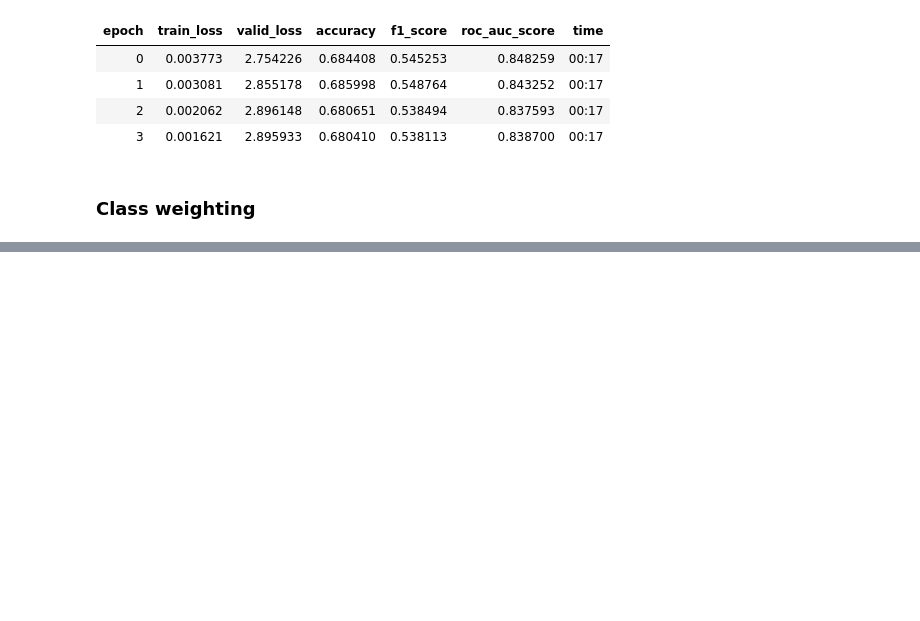
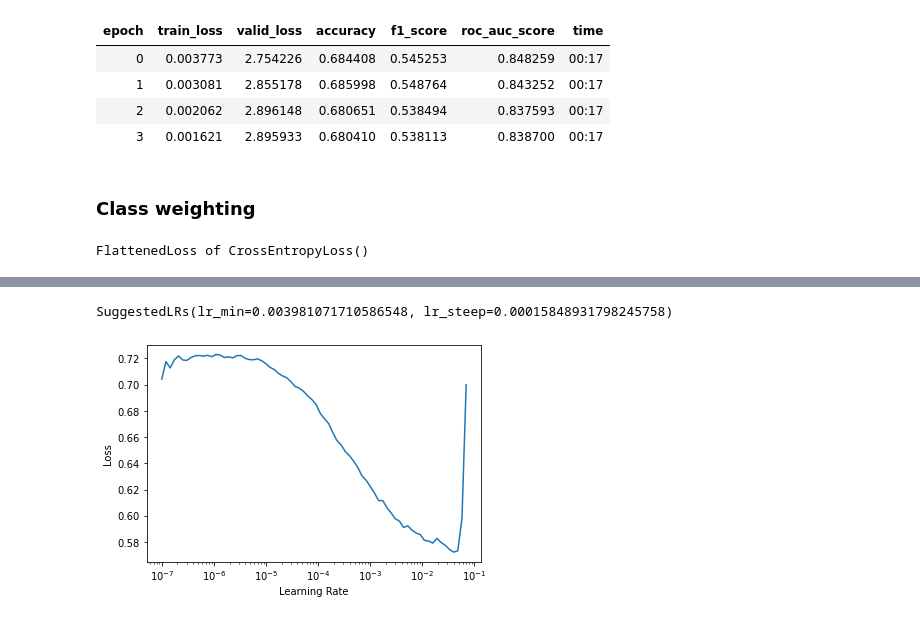
Before and after one commit to BoronII/fraud-detection-pytorch-scikit-fastai, a Jupyter notebook: 04_NN-no-feature-eng.ipynb, the cells around one changed output, grey strips where cells are left out. Drawn from its saved outputs; the diff is of its cells as text; code cells hidden in the pictures; blank space fills up the shorter version.

Commit message:
trained weighted nn

```diff
--- a/04_NN-no-feature-eng.ipynb
+++ b/04_NN-no-feature-eng.ipynb
@@ -511,5 +511,28 @@ learn.fit_one_cycle(4, 1e-4)
 | 3 | 0.001621 | 2.895933 | 0.680410 | 0.538113 | 0.838700 | 00:17 |
 # %% [markdown]
 ### Class weighting
+# %%
+df = pd.read_csv(path/'train_s.csv', index_col=[0])
+# %%
+class_count_df = df.groupby('isFraud').count()['TransactionID']
+
+n_0, n_1 = class_count_df[0], class_count_df[1]
+
+w_0 = (n_0 + n_1) / (2.0 * n_0)
+w_1 = (n_0 + n_1) / (2.0 * n_1)
 # %%
-to_nn = (path/'to_nn.pkl').load()
+to_nn = (path/'to_nn_full.pkl').load()
+# %%
+dls = to_nn.dataloaders(1024)
+
+weights = [w_0, w_1]
+class_weights=torch.FloatTensor(weights).cuda()
+loss_func = CrossEntropyLossFlat(weight=class_weights)
+
+learn = tabular_learner(dls, layers=[500, 250], loss_func=loss_func, metrics=metrics)
+learn.loss_func
+# %% [output]
+FlattenedLoss of CrossEntropyLoss()
+# %%
+learn.lr_find()
+# %% [output]
@@ -515,0 +540,2 @@ to_nn = (path/'to_nn.pkl').load()
+SuggestedLRs(lr_min=0.003981071710586548, lr_steep=0.00015848931798245758)
+[figure, added]
```
Also changed, not shown: parts of 4 cells of this notebook, 1 other file.
